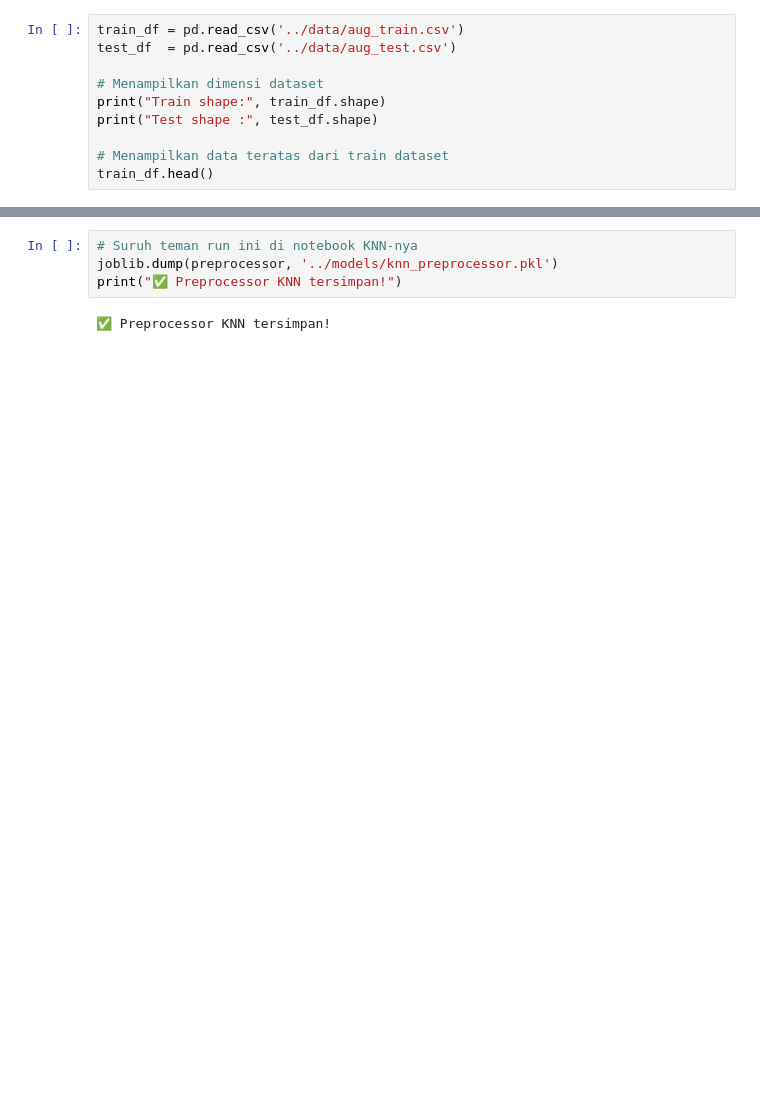
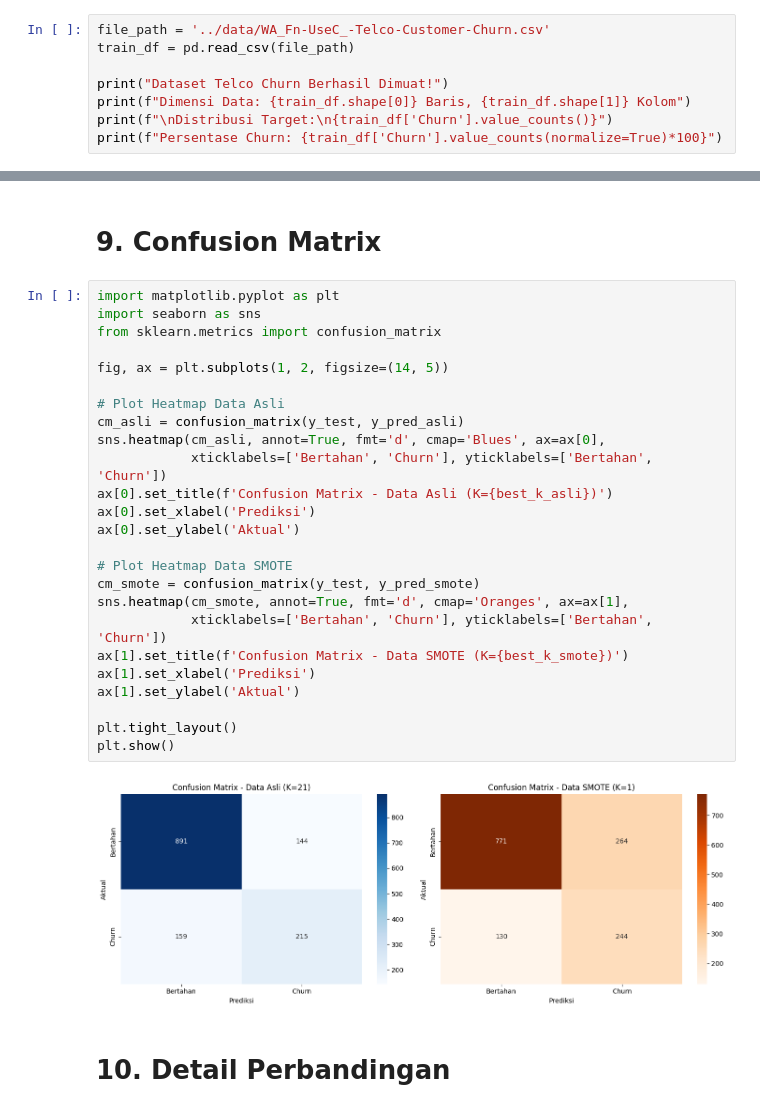
Before and after one commit to Qorrykharismayani/Tugas-Besar-Machine-Learning, a Jupyter notebook: notebooks/model_knn.ipynb, the cells around one changed output, grey strips where cells are left out. Drawn from its saved outputs; the diff is of its cells as text; blank space fills up the shorter version.

Commit message:
menyesuaikan lagi pengerjaan model knn nya

```diff
--- a/notebooks/model_knn.ipynb
+++ b/notebooks/model_knn.ipynb
@@ -25,11 +22,9 @@ from sklearn.model_selection import GridSearchCV, cross_val_score, StratifiedKFo
 # %%
-train_df = pd.read_csv('../data/aug_train.csv')
-test_df  = pd.read_csv('../data/aug_test.csv')
+file_path = '../data/WA_Fn-UseC_-Telco-Customer-Churn.csv'
+train_df = pd.read_csv(file_path)
 
-# Menampilkan dimensi dataset
-print("Train shape:", train_df.shape)
-print("Test shape :", test_df.shape)
-
-# Menampilkan data teratas dari train dataset
-train_df.head()
+print("Dataset Telco Churn Berhasil Dimuat!")
+print(f"Dimensi Data: {train_df.shape[0]} Baris, {train_df.shape[1]} Kolom")
+print(f"\nDistribusi Target:\n{train_df['Churn'].value_counts()}")
+print(f"Persentase Churn: {train_df['Churn'].value_counts(normalize=True)*100}")
 # %% [output]
@@ -279,6 +223,31 @@ Daftar File di Folder Models: ['best_params_knn.json', 'best_params_rf.json', 'k
-# %%
-# Suruh teman run ini di notebook KNN-nya
-joblib.dump(preprocessor, '../models/knn_preprocessor.pkl')
-print("✅ Preprocessor KNN tersimpan!")
-# %% [output]
-✅ Preprocessor KNN tersimpan!
+# %% [markdown]
+# 9. Confusion Matrix
+# %%
+import matplotlib.pyplot as plt
+import seaborn as sns
+from sklearn.metrics import confusion_matrix
+
+fig, ax = plt.subplots(1, 2, figsize=(14, 5))
+
+# Plot Heatmap Data Asli
+cm_asli = confusion_matrix(y_test, y_pred_asli)
+sns.heatmap(cm_asli, annot=True, fmt='d', cmap='Blues', ax=ax[0],
+            xticklabels=['Bertahan', 'Churn'], yticklabels=['Bertahan', 'Churn'])
+ax[0].set_title(f'Confusion Matrix - Data Asli (K={best_k_asli})')
+ax[0].set_xlabel('Prediksi')
+ax[0].set_ylabel('Aktual')
+
+# Plot Heatmap Data SMOTE
+cm_smote = confusion_matrix(y_test, y_pred_smote)
+sns.heatmap(cm_smote, annot=True, fmt='d', cmap='Oranges', ax=ax[1],
+            xticklabels=['Bertahan', 'Churn'], yticklabels=['Bertahan', 'Churn'])
+ax[1].set_title(f'Confusion Matrix - Data SMOTE (K={best_k_smote})')
+ax[1].set_xlabel('Prediksi')
+ax[1].set_ylabel('Aktual')
+
+plt.tight_layout()
+plt.show()
+# %% [output]
+[figure, added]
+# %% [markdown]
+# 10. Detail Perbandingan
```
Also changed, not shown: parts of 21 cells of this notebook, 4 other files.
